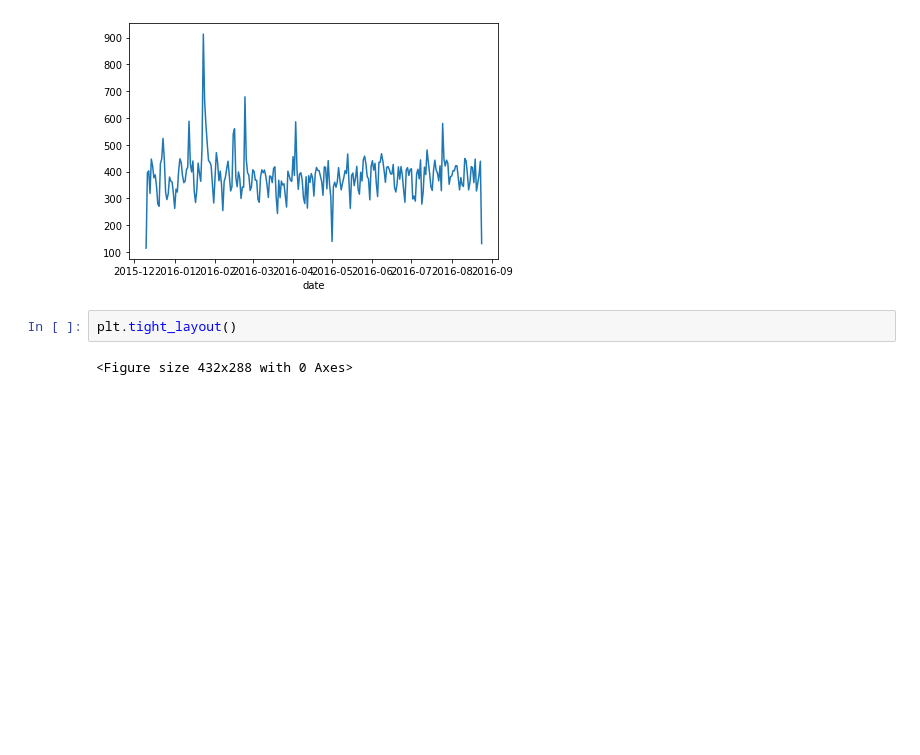
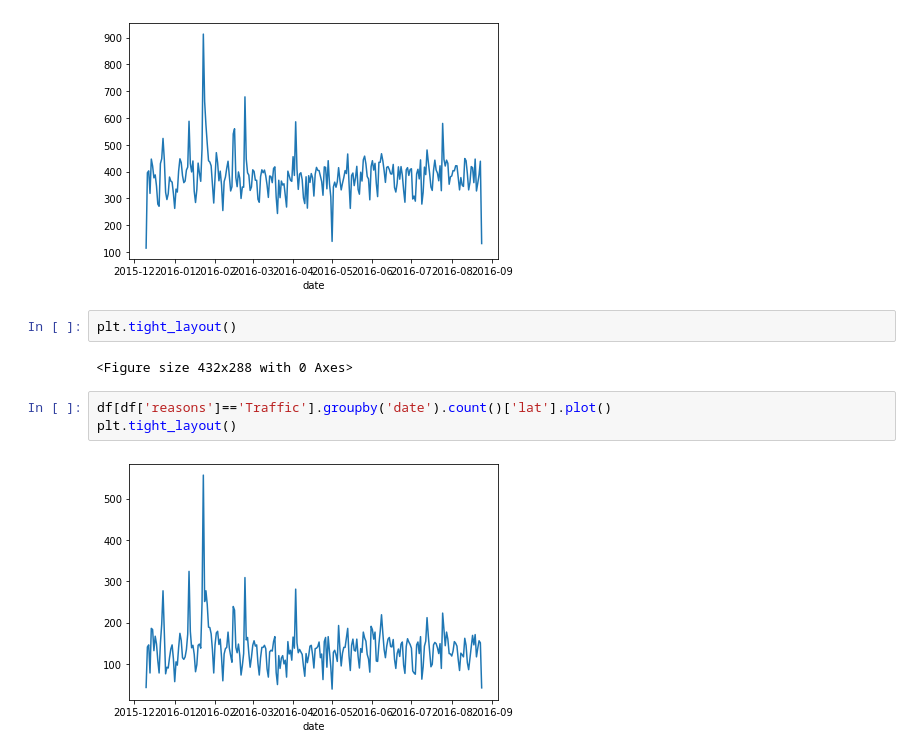
Before and after one commit to pradhan-asish/Capstone-Projects, a Jupyter notebook: Capstone_Project_1.ipynb, the cells around one changed output. Cells and saved outputs as stored; diff of their text form; blank space fills up the shorter version.

Commit message:
Line plot for latitude and reason traffic

```diff
--- a/Capstone_Project_1.ipynb
+++ b/Capstone_Project_1.ipynb
@@ -270,3 +270,8 @@ plt.tight_layout()
 plt.tight_layout()
 # %% [output]
 <Figure size 432x288 with 0 Axes>
+# %%
+df[df['reasons']=='Traffic'].groupby('date').count()['lat'].plot()
+plt.tight_layout()
+# %% [output]
+[figure, added]
```
